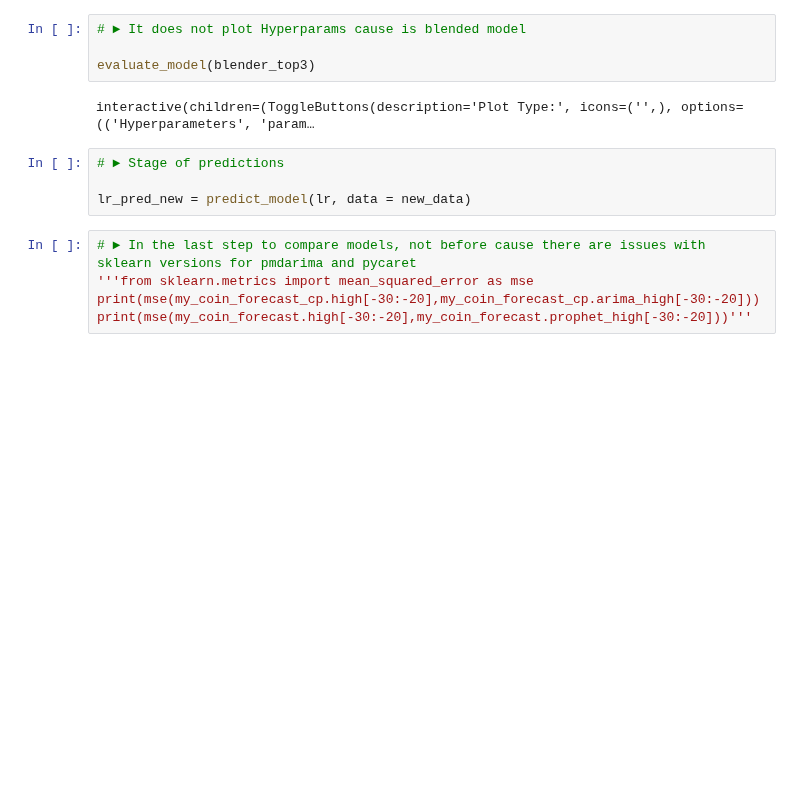
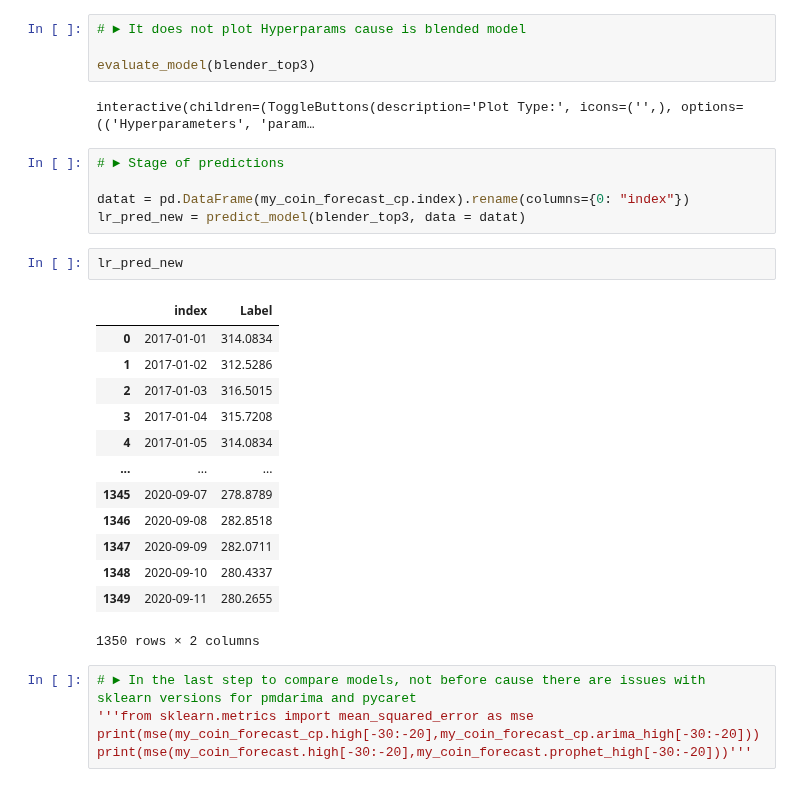
Before and after one commit to juan-ivan-NV/Btc_trading, a Jupyter notebook: Full_extraction_and_forec_version_1_2.ipynb, the cells around one changed output. Drawn from its saved outputs; the diff is of its cells as text; blank space fills up the shorter version.

```diff
--- a/Full_extraction_and_forec_version_1_2.ipynb
+++ b/Full_extraction_and_forec_version_1_2.ipynb
@@ -481,7 +512,24 @@ interactive(children=(ToggleButtons(description='Plot Type:', icons=('',), optio
 # %%
 # ► Stage of predictions
 
-lr_pred_new = predict_model(lr, data = new_data)
+datat = pd.DataFrame(my_coin_forecast_cp.index).rename(columns={0: "index"})
+lr_pred_new = predict_model(blender_top3, data = datat)
+# %%
+lr_pred_new
+# %% [output]
+|  | index | Label |
+| 0 | 2017-01-01 | 314.0834 |
+| 1 | 2017-01-02 | 312.5286 |
+| 2 | 2017-01-03 | 316.5015 |
+| 3 | 2017-01-04 | 315.7208 |
+| 4 | 2017-01-05 | 314.0834 |
+| ... | ... | ... |
+| 1345 | 2020-09-07 | 278.8789 |
+| 1346 | 2020-09-08 | 282.8518 |
+| 1347 | 2020-09-09 | 282.0711 |
+| 1348 | 2020-09-10 | 280.4337 |
+| 1349 | 2020-09-11 | 280.2655 |
+1350 rows × 2 columns
 # %%
 # ► In the last step to compare models, not before cause there are issues with sklearn versions for pmdarima and pycaret
 '''from sklearn.metrics import mean_squared_error as mse
```
Also changed, not shown: parts of 24 cells of this notebook.
